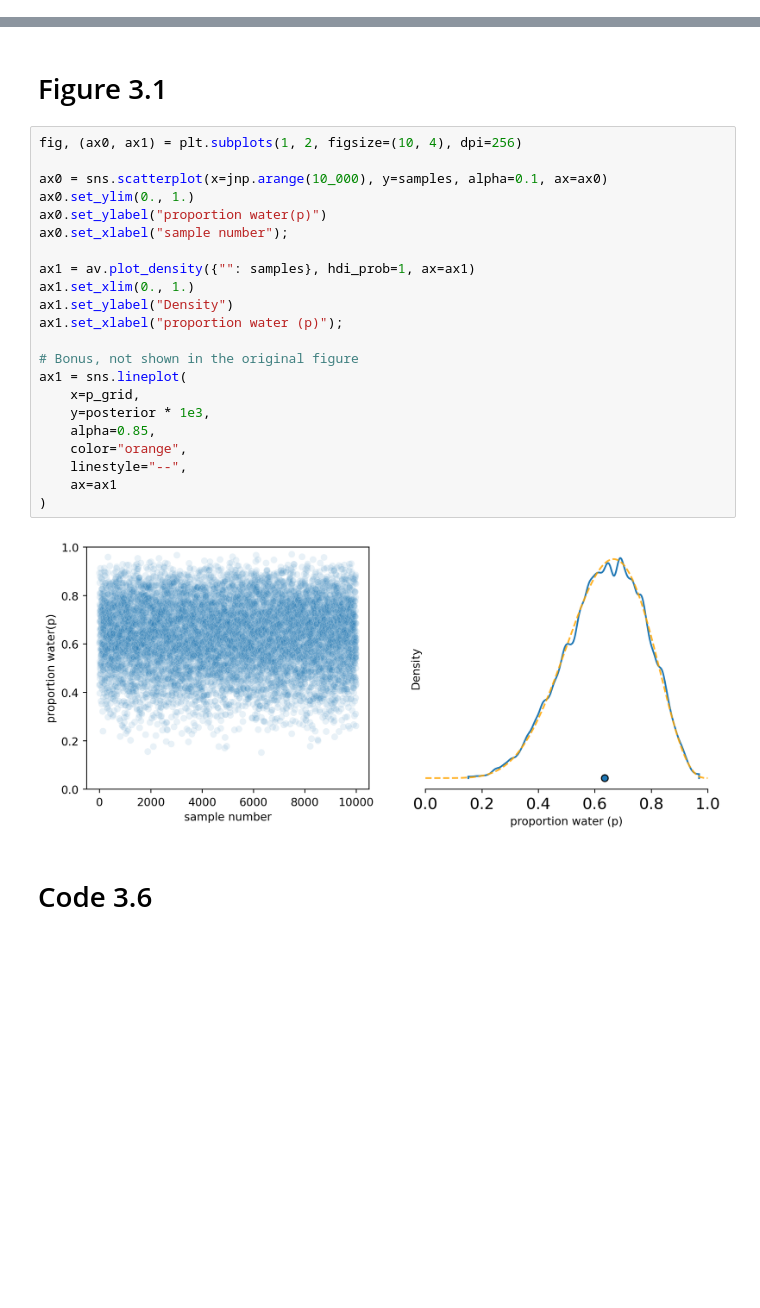
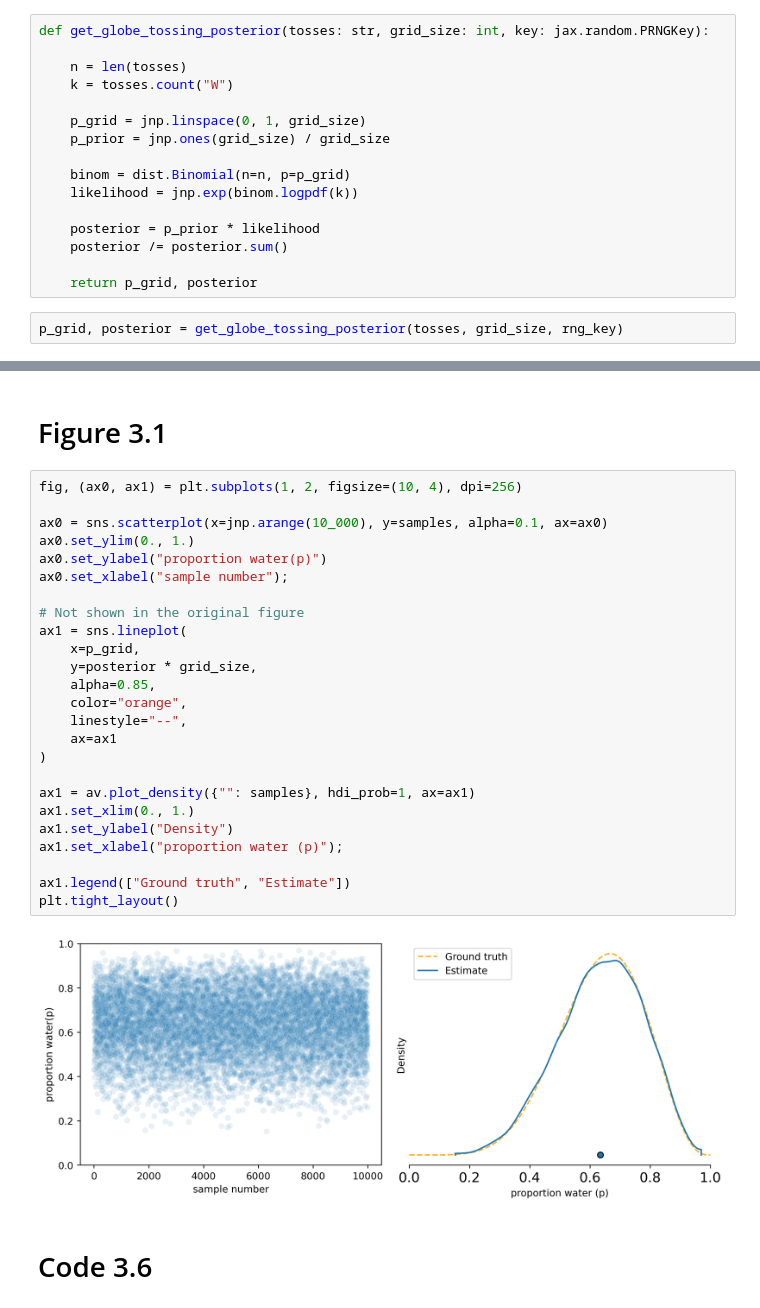
Before and after one commit to elanmart/rethinking-2, a Jupyter notebook: 03-Sampling-the-Imaginary.ipynb, the cells around one changed output, grey strips where cells are left out. Saved outputs shown, nothing was run; the diff lists cells and outputs as text; blank space fills up the shorter version.

```diff
--- a/03-Sampling-the-Imaginary.ipynb
+++ b/03-Sampling-the-Imaginary.ipynb
@@ -66,3 +56,21 @@ posterior /= posterior.sum()
+# %%
+def get_globe_tossing_posterior(tosses: str, grid_size: int, key: jax.random.PRNGKey):
+
+    n = len(tosses)
+    k = tosses.count("W")
+
+    p_grid = jnp.linspace(0, 1, grid_size)
+    p_prior = jnp.ones(grid_size) / grid_size
+
+    binom = dist.Binomial(n=n, p=p_grid)
+    likelihood = jnp.exp(binom.logpdf(k))
+
+    posterior = p_prior * likelihood
+    posterior /= posterior.sum()
+
+    return p_grid, posterior
+# %%
+p_grid, posterior = get_globe_tossing_posterior(tosses, grid_size, rng_key)
 # %% [markdown]
 # Code 3.3
 # %%
@@ -77,27 +85,30 @@ samples   = jax.random.choice(
 # %%
 fig, (ax0, ax1) = plt.subplots(1, 2, figsize=(10, 4), dpi=256)
 
 ax0 = sns.scatterplot(x=jnp.arange(10_000), y=samples, alpha=0.1, ax=ax0)
 ax0.set_ylim(0., 1.)
 ax0.set_ylabel("proportion water(p)")
 ax0.set_xlabel("sample number");
 
+# Not shown in the original figure
+ax1 = sns.lineplot(
+    x=p_grid,
+    y=posterior * grid_size,
+    alpha=0.85,
+    color="orange",
+    linestyle="--",
+    ax=ax1
+)
+
 ax1 = av.plot_density({"": samples}, hdi_prob=1, ax=ax1)
 ax1.set_xlim(0., 1.)
 ax1.set_ylabel("Density")
 ax1.set_xlabel("proportion water (p)");
 
-# Bonus, not shown in the original figure
-ax1 = sns.lineplot(
-    x=p_grid,
-    y=posterior * 1e3,
-    alpha=0.85,
-    color="orange",
-    linestyle="--",
-    ax=ax1
-)
+ax1.legend(["Ground truth", "Estimate"])
+plt.tight_layout()
 # %% [output]
-[figure, old version]
+[figure, new version]
 # %% [markdown]
 # Code 3.6
 # %%
```
Also changed, not shown: parts of 56 cells of this notebook, 2 other files.
